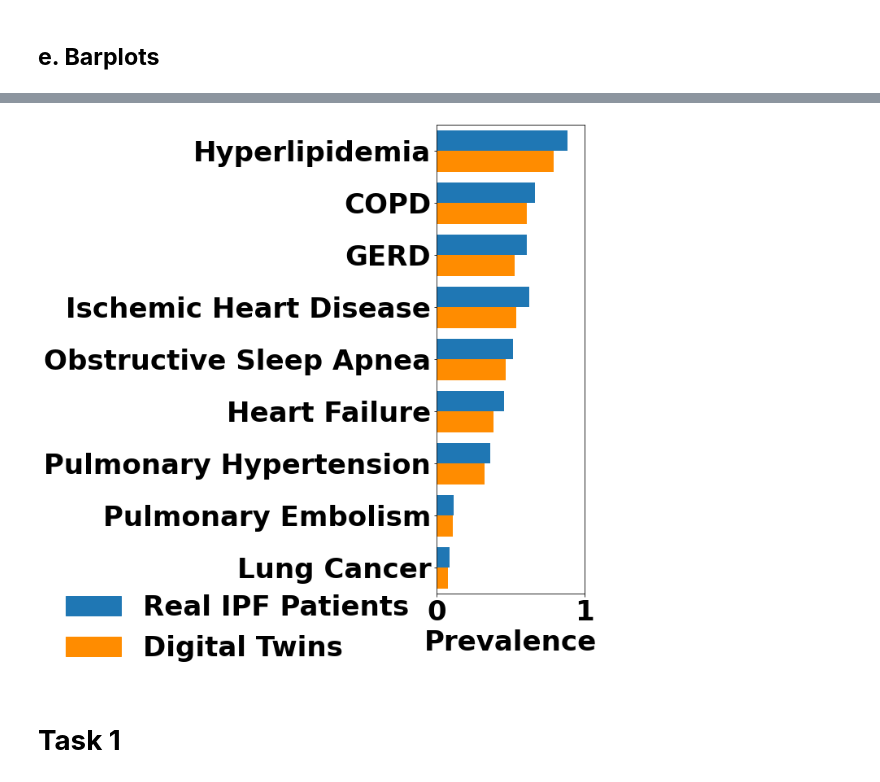
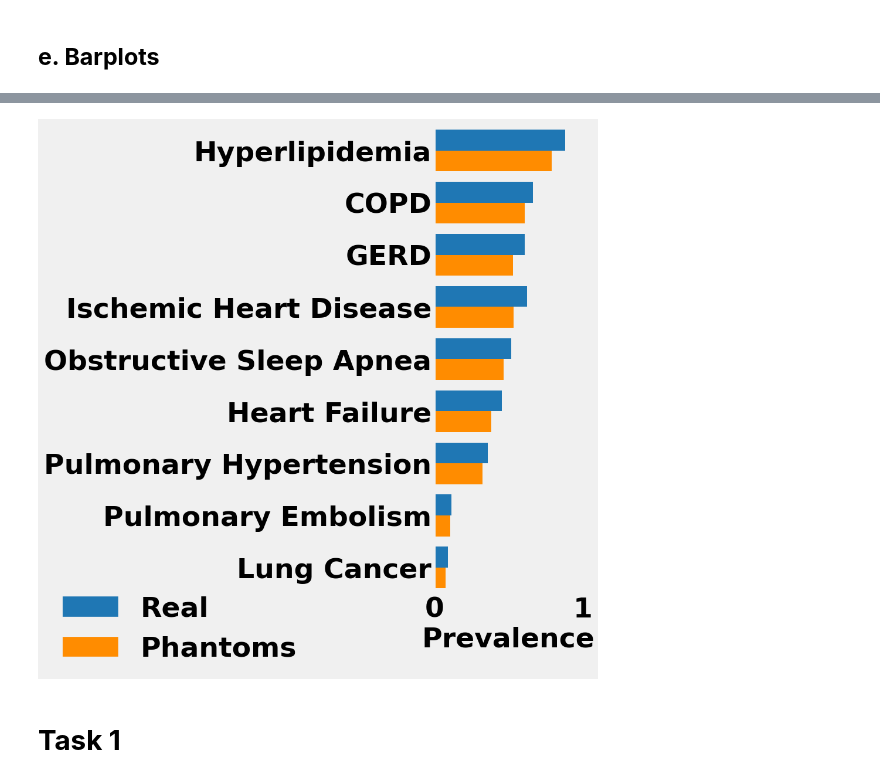
Before and after one commit to zeroknowledgediscovery/teomim, a Jupyter notebook: examples/IPF/PLOT_for_panels.ipynb, the cells around one changed output, grey strips where cells are left out. Saved outputs shown, nothing was run; the diff lists cells and outputs as text; code cells hidden in the pictures.

```diff
--- a/examples/IPF/PLOT_for_panels.ipynb
+++ b/examples/IPF/PLOT_for_panels.ipynb
@@ -31,10 +31,12 @@ os.makedirs(PLOTS_FOLDER, exist_ok = True)
 # %% [markdown]
 ## **------------------------------------------------**
 # %%
-GLOBAL_FIGSIZE = 6
+from matplotlib.ticker import MaxNLocator
+GLOBAL_FIGSIZE = 4
 LABEL_SIZE = 13
 
 GLOBAL_FONTSIZE = 22
+plt.style.use('fivethirtyeight')
 # %% [markdown]
 ## **------------------------------------------------**
 # %% [markdown]
@@ -174,4 +169,4 @@ CODE_PREVALS_melted = CODE_PREVALS.melt(
     var_name='Condition', value_name='Prevalence'
 )
 # %%
-CODE_PREVALS_melted
+CODE_PREVALS_melted=CODE_PREVALS_melted.replace('Real IPF Patients','Real').replace('Digital Twins','Phantoms')
@@ -212,8 +189,8 @@ hue_colors = {
     'preval_real': 'blue',
     'preval_teomim': 'red',
 
-    'Real IPF Patients': 'tab:blue',
-    'Digital Twins': 'darkorange'
+    'Real': 'tab:blue',
+    'Phantoms': 'darkorange'
 }
 
 # Set variable for label size
@@ -257,36 +234,36 @@ with rc_context({'font.weight': 'bold', 'axes.labelweight': 'bold', 'axes.titlew
             #rect.set_edgecolor('black')  # Set edge color of the bar
             rect.set_linewidth(10.5)  # Set linewidth of the bar
 
 
 
     # Set explicit legend for the first subplot with rectangular patches
-    legend_labels = ['Real IPF Patients', 'Digital Twins']  # Specify legend labels
+    legend_labels = ['Real', 'Phantoms']  # Specify legend labels
     legend_colors = [hue_colors[i] for i in legend_labels]  # Specify legend colors
     legend_patches = [Patch(color=color, label=label) for label, color in zip(legend_labels, legend_colors)]
     #fig.legend(handles=legend_patches, fontsize=BARPLOT_LABELSIZE, loc='lower left', facecolor='white', framealpha=0)
 
     fig.legend(handles=legend_patches,
                fontsize=BARPLOT_LABELSIZE,
                bbox_to_anchor=(-0.515, -0.0593),
                loc='lower left', facecolor='white', framealpha=0)
 
     #plt.tight_layout(pad = 0.01)
 
     plt.subplots_adjust(
         left=0.1, right=0.33,
         bottom=0.1, top=0.9,
         wspace=0.2, hspace=0.2
     )
 
     # Show the plot
     plt.savefig(
-        f"{PLOTS_FOLDER}/f_TEOMIM_VALID_PREVALS.png",
+        f"{PLOTS_FOLDER}/f_TEOMIM_VALID_PREVALS.pdf",
         bbox_inches = "tight", dpi = 300
     )
 
     plt.show()
 # %% [output]
-[figure, old version]
+[figure, new version]
 # %% [markdown]
 # **Task 1**
 # %% [markdown]
```
Also changed, not shown: parts of 5 cells of this notebook, 11 other files.
